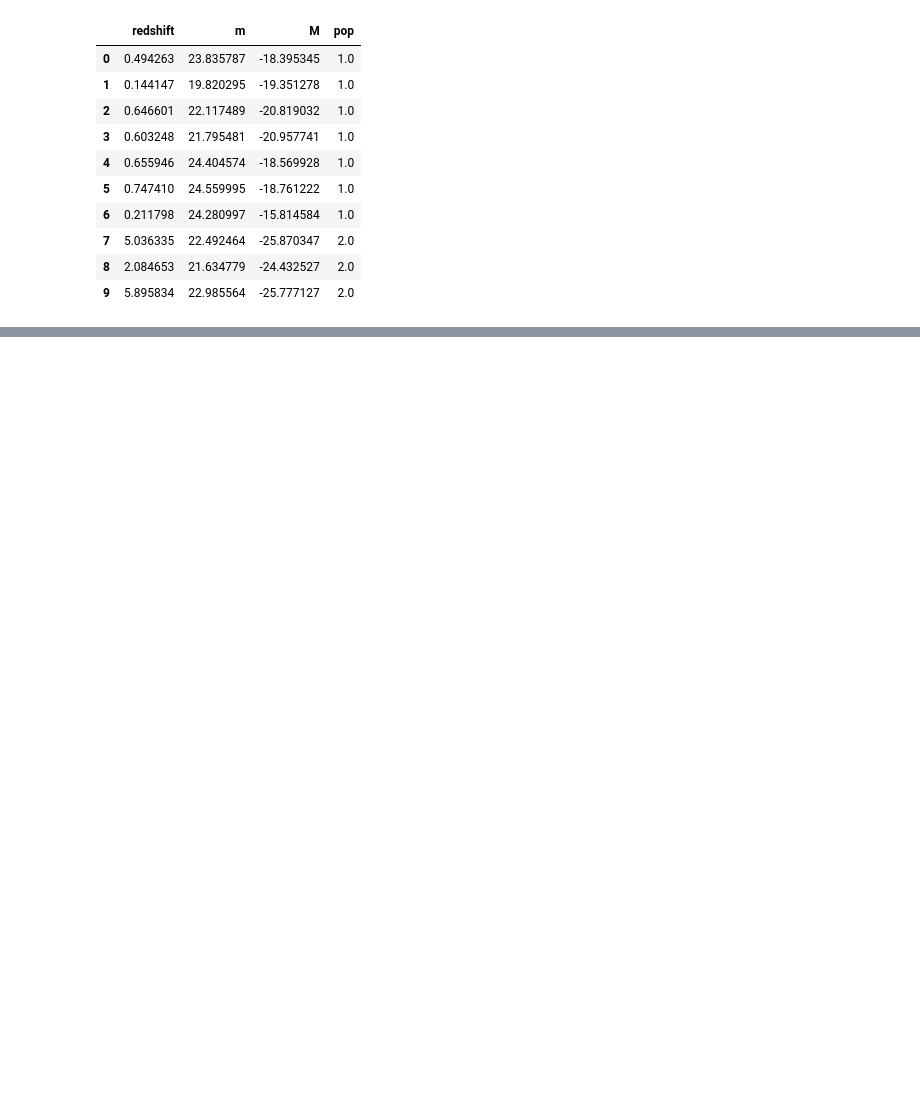
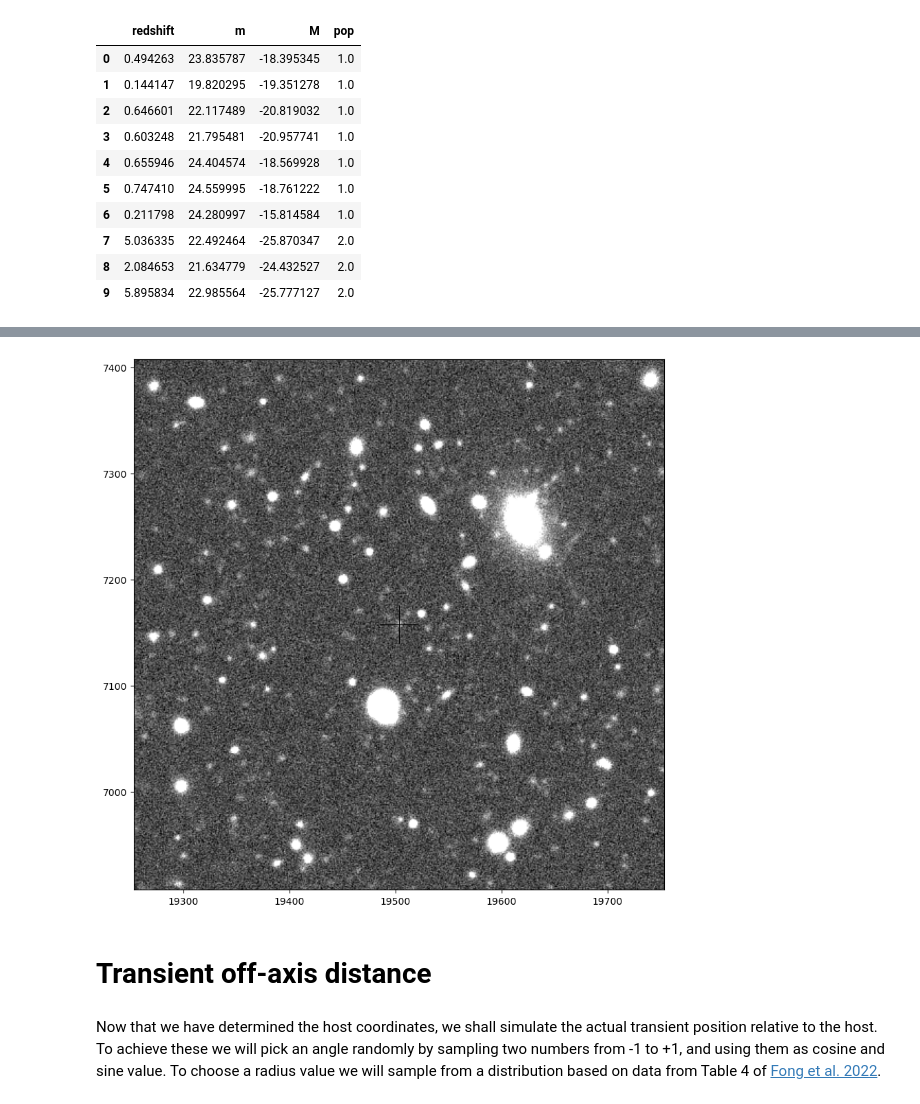
Before and after one commit to peppedilillo/doppelganger, a Jupyter notebook: notebooks/06_sourceCatalogSim.ipynb, the cells around one changed output, grey strips where cells are left out. Cells and saved outputs as stored; diff of their text form; code cells hidden in the pictures; blank space fills up the shorter version.

```diff
--- a/notebooks/06_sourceCatalogSim.ipynb
+++ b/notebooks/06_sourceCatalogSim.ipynb
@@ -248,0 +355,8 @@ pd.concat((sources_df, pd.DataFrame(hosts)), axis= 1)
+# %%
+remove_figure(plot_zoom(coadd, host_ra, host_dec, side_px = 500))
+# %% [output]
+[figure, added]
+# %% [markdown]
+# Transient off-axis distance
+# %% [markdown]
+Now that we have determined the host coordinates, we shall simulate the actual transient position relative to the host. To achieve these we will pick an angle randomly by sampling two numbers from -1 to +1, and using them as cosine and sine value. To choose a radius value we will sample from a distribution based on data from Table 4 of [Fong et al. 2022](https://iopscience.iop.org/article/10.3847/1538-4357/ac91d0/pdf).
```
Also changed, not shown: parts of 48 cells of this notebook, 3 other files.
